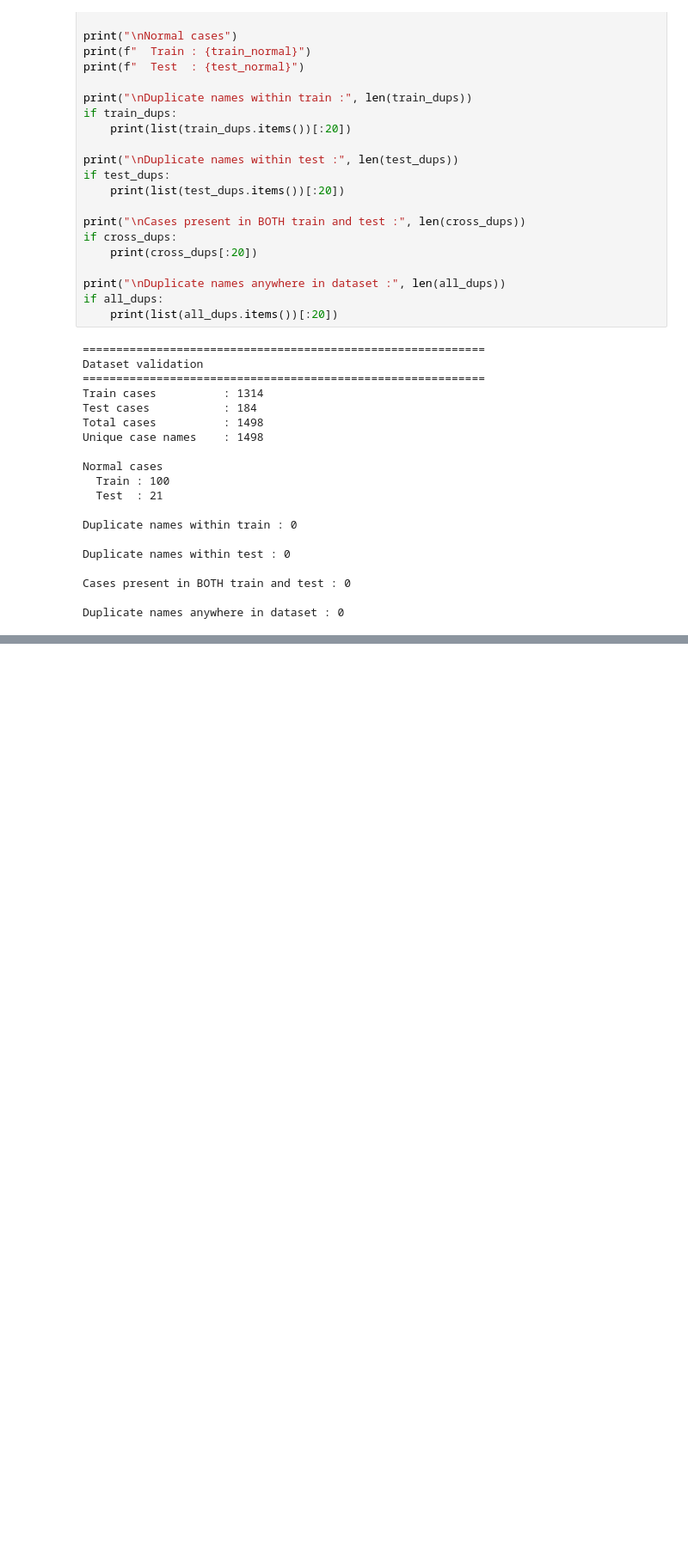
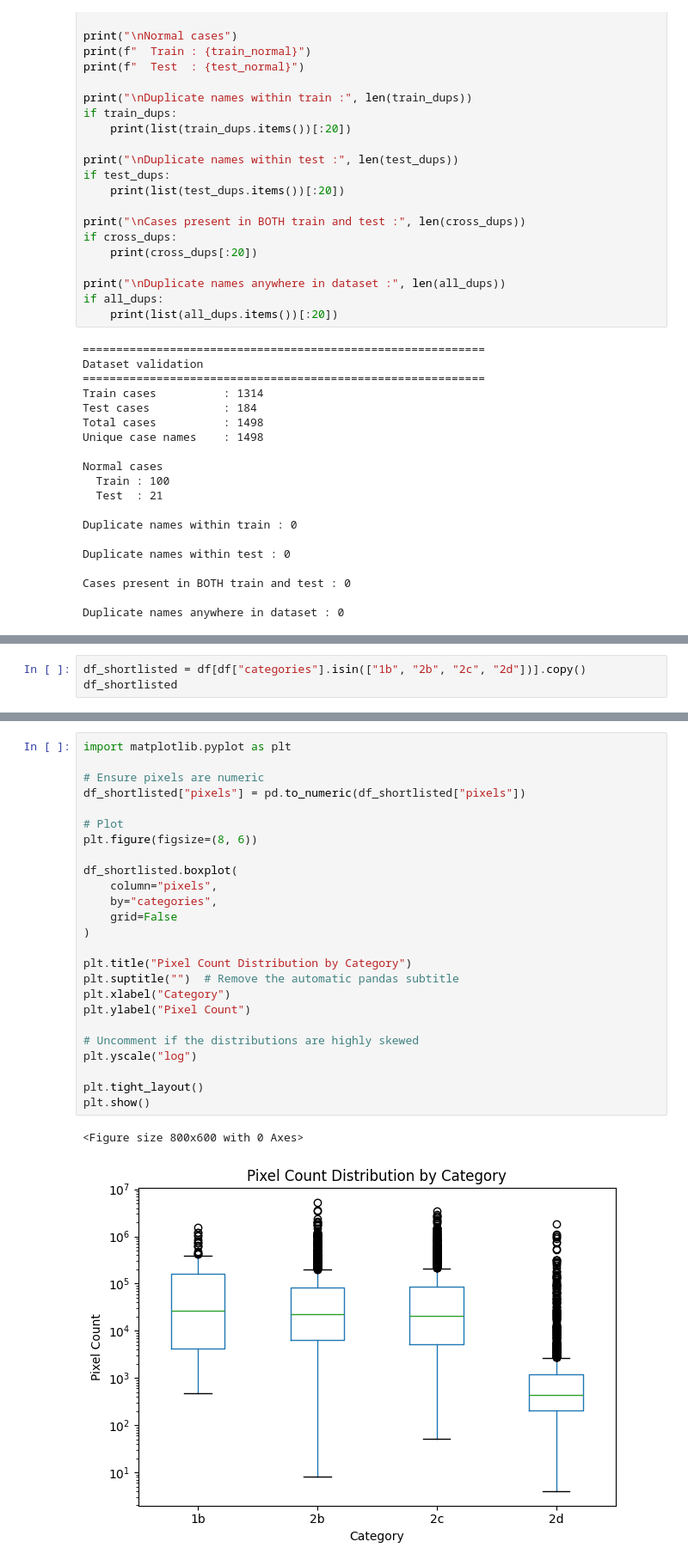
Before and after one commit to ckekula/fyp-3d-ct, a Jupyter notebook: eda/json.ipynb, the cells around one changed output, grey strips where cells are left out. Shown at 86% size. Drawn from its saved outputs; the diff is of its cells as text; blank space fills up the shorter version.

```diff
--- a/eda/json.ipynb
+++ b/eda/json.ipynb
@@ -1495,0 +1620,3 @@ Duplicate names anywhere in dataset : 0
+# %%
+df_shortlisted = df[df["categories"].isin(["1b", "2b", "2c", "2d"])].copy()
+df_shortlisted
@@ -1495,0 +1637,28 @@ Duplicate names anywhere in dataset : 0
+# %%
+import matplotlib.pyplot as plt
+
+# Ensure pixels are numeric
+df_shortlisted["pixels"] = pd.to_numeric(df_shortlisted["pixels"])
+
+# Plot
+plt.figure(figsize=(8, 6))
+
+df_shortlisted.boxplot(
+    column="pixels",
+    by="categories",
+    grid=False
+)
+
+plt.title("Pixel Count Distribution by Category")
+plt.suptitle("")  # Remove the automatic pandas subtitle
+plt.xlabel("Category")
+plt.ylabel("Pixel Count")
+
+# Uncomment if the distributions are highly skewed
+plt.yscale("log")
+
+plt.tight_layout()
+plt.show()
+# %% [output]
+<Figure size 800x600 with 0 Axes>
+[figure, added]
```
Also changed, not shown: parts of 13 cells of this notebook, 21 other files.
